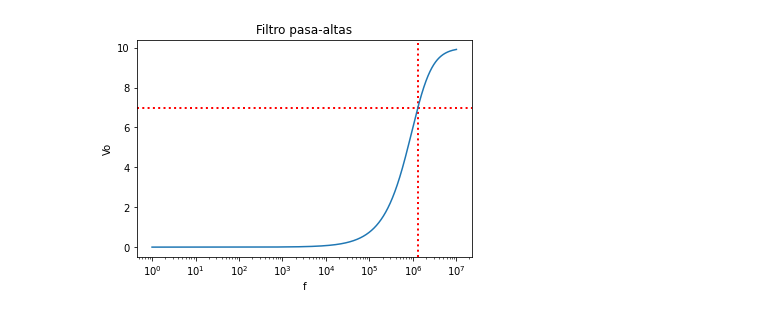
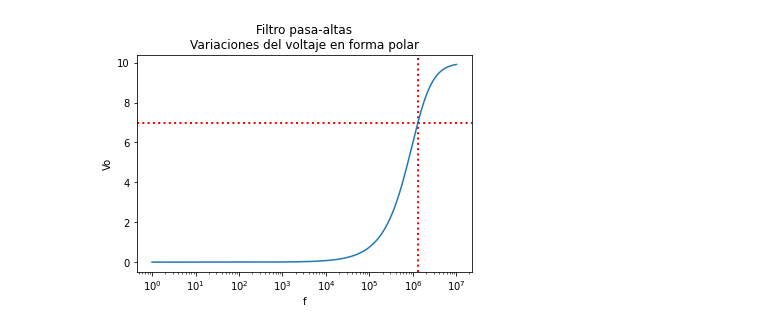
Before and after one commit to Edgar-La/Measurement-and-instrumentation, a Jupyter notebook: 04M2-Active_filters/Phasors.ipynb, the cells around one changed output. Cells and saved outputs as stored; diff of their text form; code cells hidden in the pictures.

```diff
--- a/04M2-Active_filters/Phasors.ipynb
+++ b/04M2-Active_filters/Phasors.ipynb
@@ -6,18 +6,23 @@ import matplotlib.pyplot as plt
 import math as mt
 import cmath
 # %%
-#Variables a utilizar
+#Variables que el usuario debe definir
 Vs_1 = 10
 Vs_2 = 10
+
 R_1 = 10**3
-R_2 = 10**3
+# R_2 = 10**3
+
 C_1 = 350 *10**-9
 C_2 = 120 *10**-12
-
-f_max_1 = 10**4
-f_max_2 = 10**7
-
-f = []
-f_2 = []
-Vo_1= []
-Vo_2= []
+# %%
+#Demas variables a utilizar
+f_max_1 = 10**4
+f_max_2 = 10**7
+
+f = []
+f_2 = []
+Vo_1= []
+Vo_2= []
+Fase_1 = []
+Fase_2 = []
@@ -24,13 +34,17 @@ Vo_2= []
 # %%
+#Vector de frecuencias de 1-10,000 Hz
 for t in range(1, f_max_1 + 1, 1):
 	f.append(t)
 
+#Vector para obtener la salida polar 1
 for t in range(len(f)):
 	Z = complex(0,2*mt.pi*f[t]*R_1*C_1)
-	Vo_ = Vs/(1 + Z)
+	Vo_ = Vs_1/(1 + Z)
 	Vo_ = mt.sqrt( (Vo_.real)**2 + (Vo_.imag)**2)		#Paso a forma polar
 	Vo_1.append(Vo_)
 
+#Frecuencia de corte 1
 f_corte_1 = (1/ (R_1*C_1)) * (1/(2*mt.pi))
+#Voltaje de corte 1
 Porciento_1 = 0.7*Vs_1
 # %%
@@ -47,0 +66,7 @@ plt.show()
+# %%
+#Vector para obtener las variaciones de fase. 1
+for t in range(len(f)):
+  Z = complex(0,2*mt.pi*f[t]*R_1*C_1)
+  Vo_ = Vs_1/(1 + Z)
+  fase_ = mt.atan( (Vo_.imag)/(Vo_.real) )
+  Fase_1.append(fase_)
@@ -59,14 +103,13 @@ f_corte_2 = (1/(R_2*C_2))*(1/(2*mt.pi))
 Porciento_2 = 0.7*Vs_2
 # %%
-plt.title('Filtro pasa-altas')
+#Seccion para configurar el grafico 3
+plt.title('Filtro pasa-altas\nVariaciones del voltaje en forma polar')
 plt.xlabel('f')
 plt.ylabel('Vo')
-
 plt.axvline(f_corte_2, color='red', linestyle = ':', linewidth = 2, label = 'f de corte')
 plt.axhline(Porciento_2, color='red', linestyle = ':', linewidth = 2, label = 'f de corte')
 plt.xscale('log')
 plt.plot(f_2, Vo_2,'-')
-
 plt.show()
 # %% [output]
-[figure, old version]
+[figure, new version]
```
Also changed, not shown: parts of 9 cells of this notebook.
